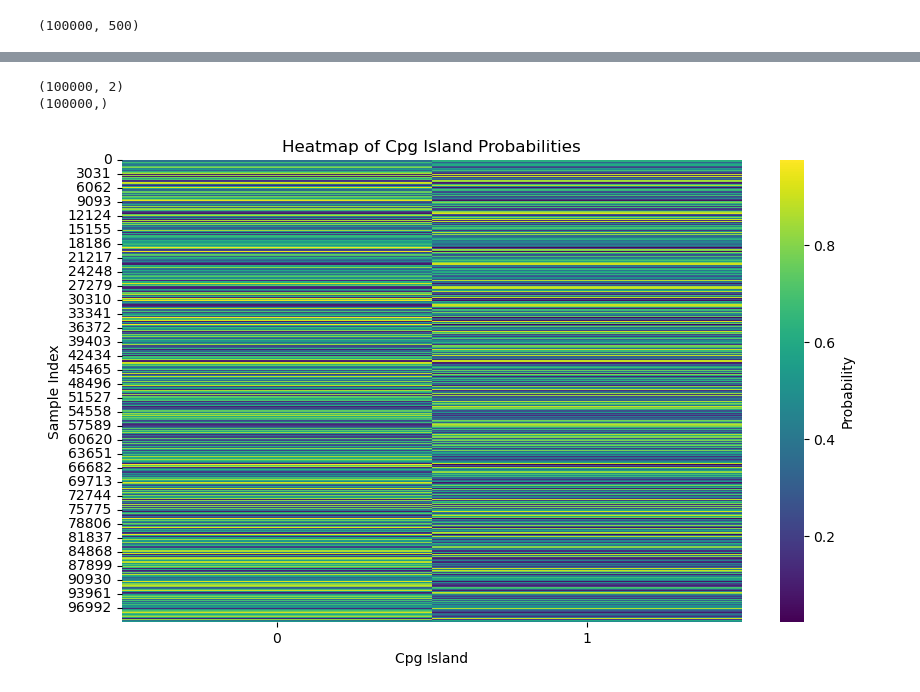
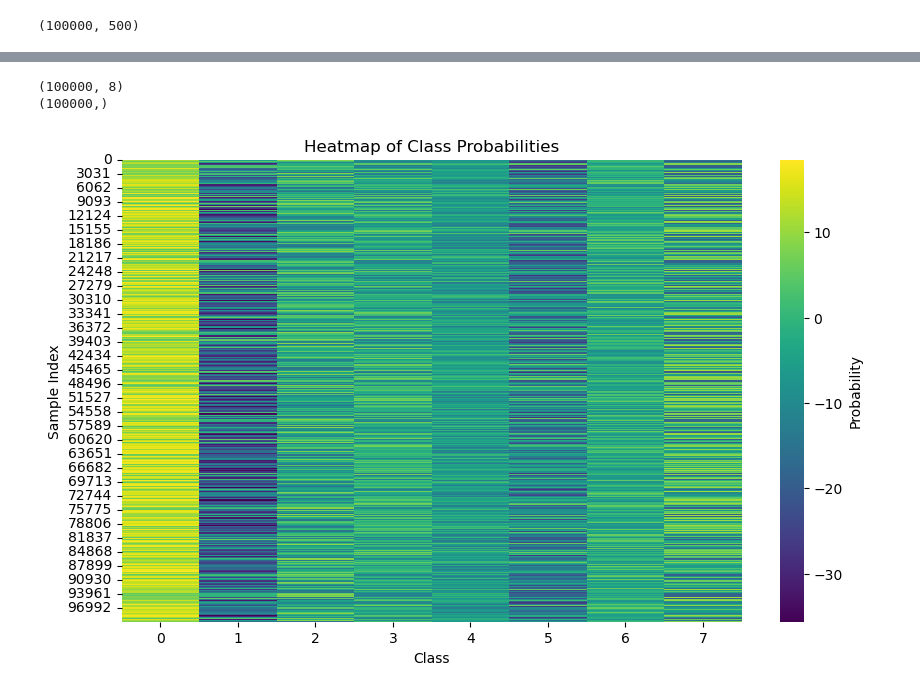
Before and after one commit to AjinkyaRanshur/A_Universal_Framework_For_Clusetering_Sequences, a Jupyter notebook: Codes/OneHotEncoding.ipynb, the cells around one changed output, grey strips where cells are left out. Drawn from its saved outputs; the diff is of its cells as text; code cells hidden in the pictures.

Commit message:
No Non Linearity at the end in softmax

```diff
--- a/Codes/OneHotEncoding.ipynb
+++ b/Codes/OneHotEncoding.ipynb
@@ -10,8 +10,8 @@ import time
 #For Calculating the time taken
 start_time = time.time()
 # %%
-fasta_content="D:\Repo\A_Universal_Framework_For_Clusetering_Sequences\Datasets\Sorted_Sequences\Cpg_Dataset_Sequences_Sorted.fa"
-# fasta_content="D:\Repo\A_Universal_Framework_For_Clusetering_Sequences\Datasets\Sorted_Sequences\AJR_Dataset_Sequences_100k_Sorted.fa"
+# fasta_content="D:\Repo\A_Universal_Framework_For_Clusetering_Sequences\Datasets\Sorted_Sequences\Cpg_Dataset_Sequences_Sorted.fa"
+fasta_content="D:\Repo\A_Universal_Framework_For_Clusetering_Sequences\Datasets\Sorted_Sequences\AJR_Dataset_Sequences_100k_Sorted.fa"
 
 # Preprocessing: Extracting and encoding sequences
 def parse_fasta(content):
@@ -21,8 +21,8 @@ def parse_fasta(content):
     with open(content, 'r') as file:
         for line in file:
             if line.startswith("#"):
-                # label = line[-3:].strip()  # Assuming label is the last character of the line
-                label = line[-2].strip()
+                label = line[-3:].strip()  # Assuming label is the last character of the line
+                # label = line[-2].strip()
                 labels.append(label)
             else:
                 if max_len < len(line.strip()):
@@ -60,8 +60,8 @@ print(encoded_sequences.shape)
 (100000, 500)
 # %%
 # Preprocessing: Add a mapping for labels
-label_to_int = {'0': 0, '1': 1}  # Example mapping; update based on your labels
-# label_to_int = {'0A':1,'0T': 2,'0G': 3,'0C': 4, '1A': 5,'1T': 6,'1G': 7,'1C': 8}
+# label_to_int = {'0': 0, '1': 1}  # Example mapping; update based on your labels
+label_to_int = {'0A':1,'0T': 2,'0G': 3,'0C': 4, '1A': 5,'1T': 6,'1G': 7,'1C': 8}
 numerical_labels = [label_to_int[label] for label in labels]  # Convert labels to numerical format
 # Create a TensorDataset with both sequences and labels
 padded_sequences_tensor = torch.tensor(encoded_sequences, dtype=torch.float32)
@@ -84,11 +84,11 @@ class Autoencoder(nn.Module):
             nn.ReLU(),
             nn.Linear(64, 12),
             nn.ReLU(),
-            nn.Linear(12, 2),   # Output 2 dimensions for latent space visualization
-            nn.Softmax(dim=1)
+            nn.Linear(12, 8),   # Output 2 dimensions for latent space visualization
+            # nn.Softmax(dim=1)
         )
         self.decoder = nn.Sequential(
-            nn.Linear(2,12),
+            nn.Linear(8,12),
             nn.ReLU(),
             nn.Linear(12, 64),
             nn.ReLU(),
@@ -152,7 +152,7 @@ Epoch: 10, Loss: 0.1098
 print(latent_points.shape)  # Should be (100000, 2)
 print(labels_list.shape)    # Should be (100000,)
 # %% [output]
-(100000, 2)
+(100000, 8)
 (100000,)
 # %%
 latent_points=np.round(latent_points,3)
@@ -162,17 +162,17 @@ latent_points=np.round(latent_points,3)
 # %%
 import seaborn as sns
 
 # Create the heatmap
 plt.figure(figsize=(10, 6))
 sns.heatmap(latent_points, cmap="viridis", cbar_kws={'label': 'Probability'})
-# plt.title("Heatmap of Class Probabilities")
-plt.title("Heatmap of Cpg Island Probabilities")
-# plt.xlabel("Class")
-plt.xlabel("Cpg Island")
+plt.title("Heatmap of Class Probabilities")
+# plt.title("Heatmap of Cpg Island Probabilities")
+plt.xlabel("Class")
+# plt.xlabel("Cpg Island")
 plt.ylabel("Sample Index")
 plt.show()
 # %% [output]
-[figure, old version]
+[figure, new version]
 # %%
 end_time = time.time()
 
```
Also changed, not shown: parts of 2 cells of this notebook.
